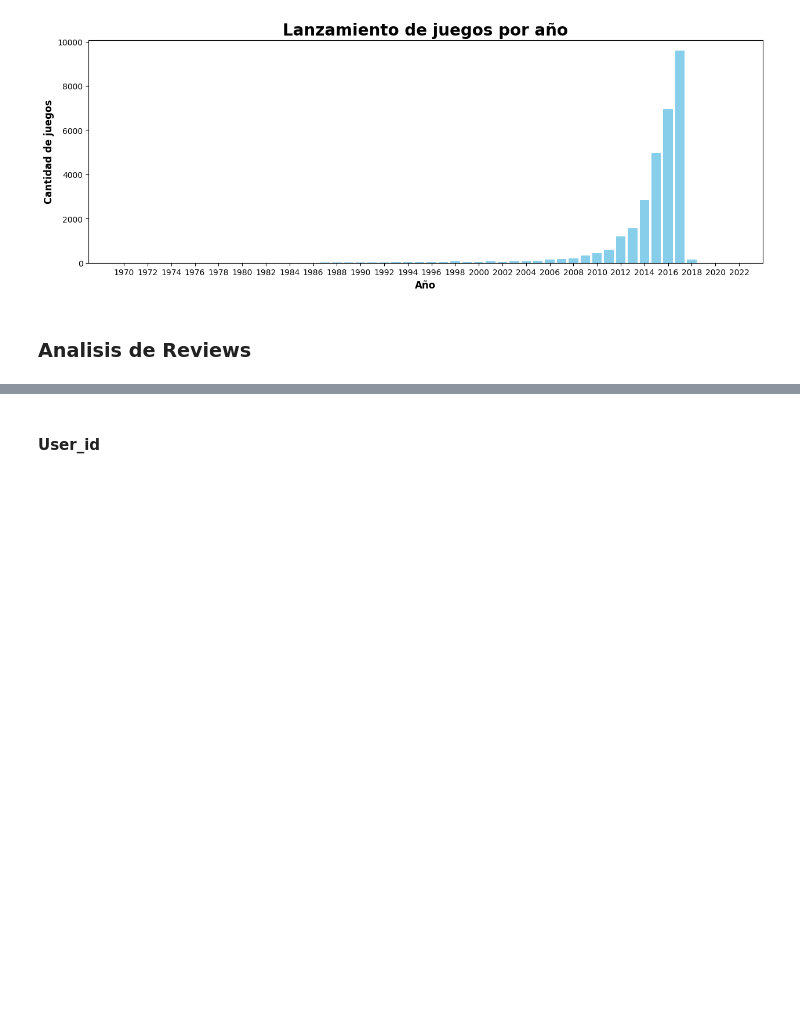
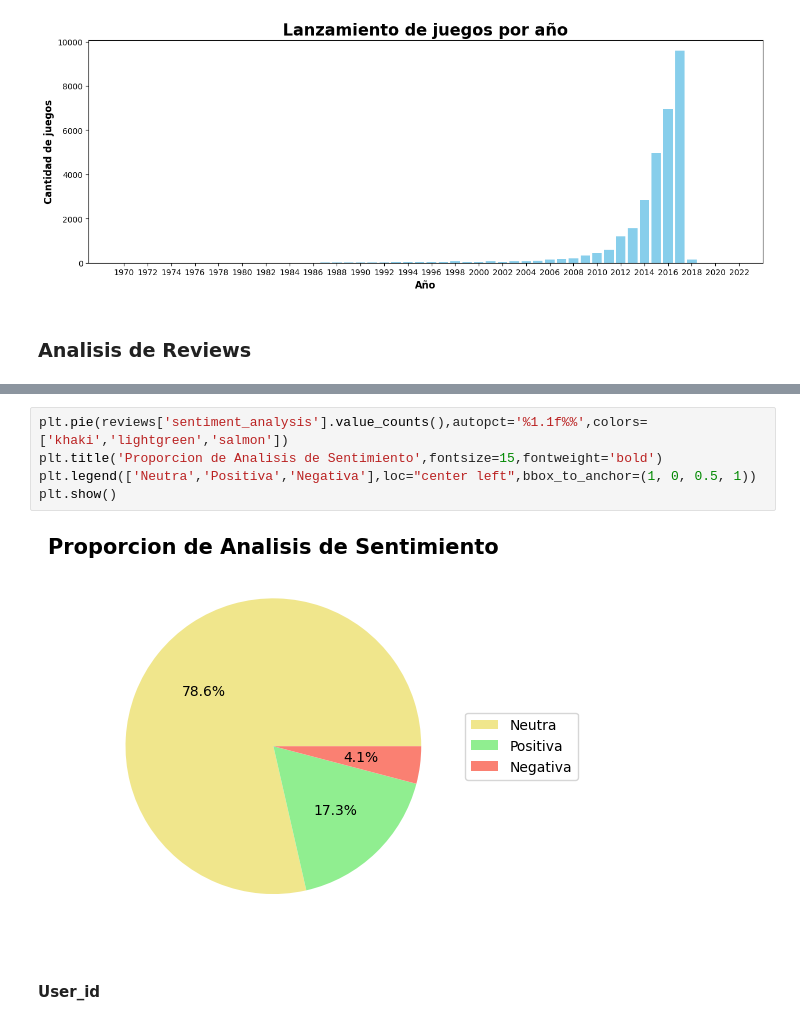
Before and after one commit to carocardenas0699/PI-1-Machine-Learning, a Jupyter notebook: EDA.ipynb, the cells around one changed output, grey strips where cells are left out. Cells and saved outputs as stored; diff of their text form; blank space fills up the shorter version.

```diff
--- a/EDA.ipynb
+++ b/EDA.ipynb
@@ -432,3 +460,10 @@ memory usage: 1.8+ MB
+# %%
+plt.pie(reviews['sentiment_analysis'].value_counts(),autopct='%1.1f%%',colors=['khaki','lightgreen','salmon'])
+plt.title('Proporcion de Analisis de Sentimiento',fontsize=15,fontweight='bold')
+plt.legend(['Neutra','Positiva','Negativa'],loc="center left",bbox_to_anchor=(1, 0, 0.5, 1))
+plt.show()
+# %% [output]
+[figure, added]
 # %% [markdown]
 #### User_id
 # %%
```
Also changed, not shown: parts of 26 cells of this notebook, 2 other files.
